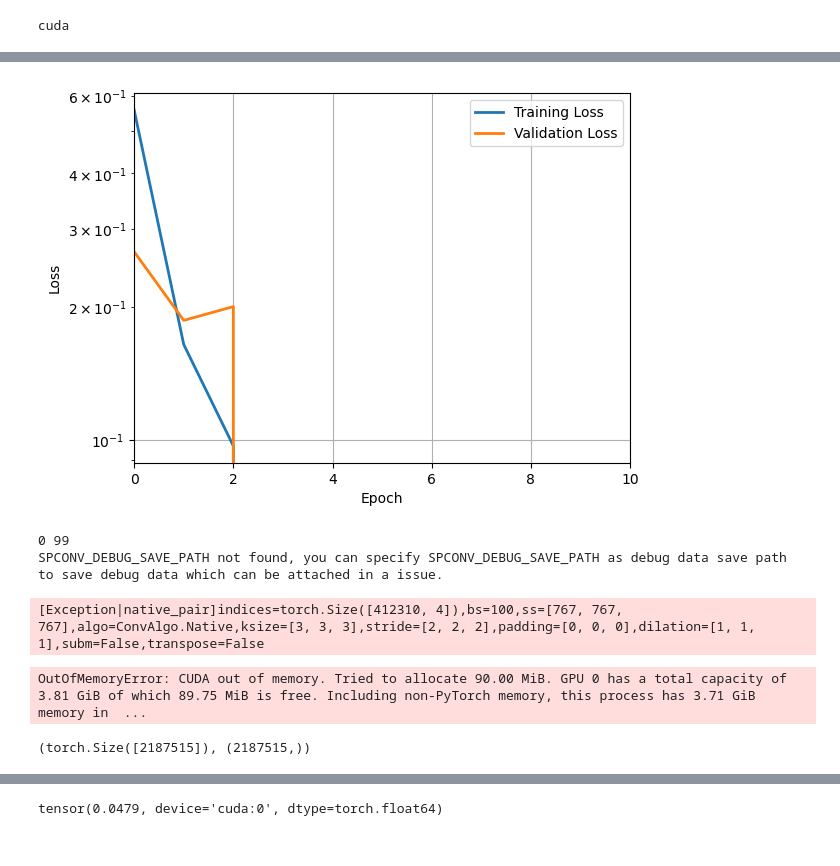
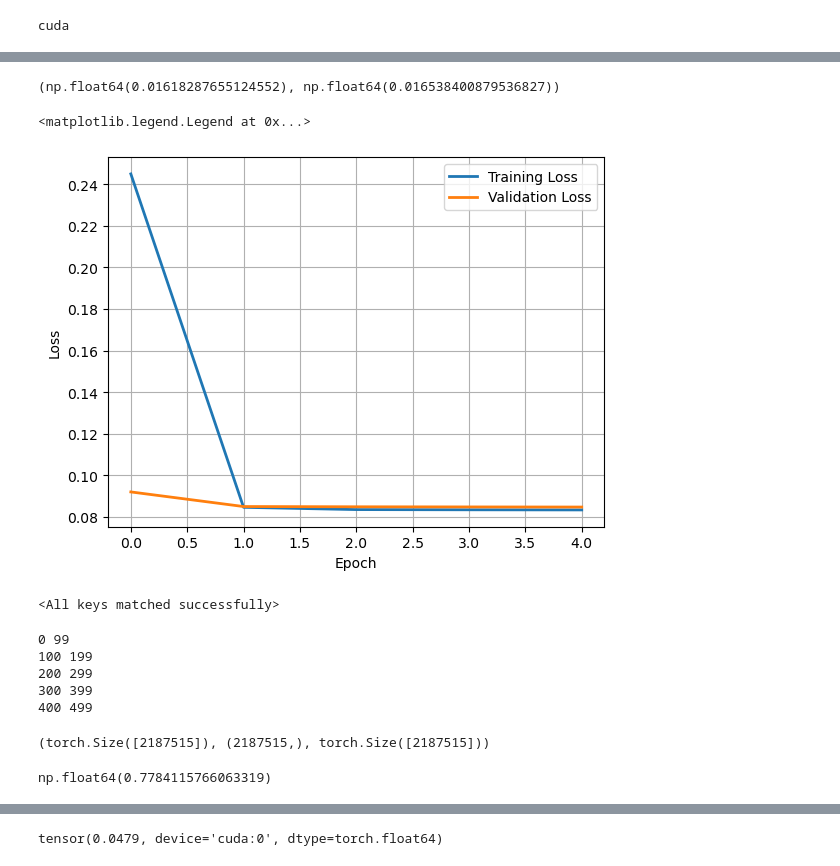
Before and after one commit to simonthor/inss-ml, a Jupyter notebook: explore.ipynb, the cells around one changed output, grey strips where cells are left out. Cells and saved outputs as stored; diff of their text form; code cells hidden in the pictures.

Commit message:
Reduce memory usage

```diff
--- a/explore.ipynb
+++ b/explore.ipynb
@@ -130,2 +136,7 @@ for ax in axs:
+# %%
+# Should be roughly the same
+np.mean(np.concatenate(truth)), np.mean(np.concatenate(val_truth))
+# %% [output]
+(np.float64(0.01618287655124552), np.float64(0.016538400879536827))
 # %%
 class AutoEncoder(nn.Module):
@@ -172,7 +179,6 @@ class AutoEncoder(nn.Module):
 # %%
-def compute_validation_output(model, val_truth, val_input_feats, val_input_coords):
+def compute_validation_output(model, val_truth, val_input_feats, val_input_coords, val_batch_size=10):
     """Compute the model output for the validation data"""
-    val_batch_size = 100
 
     val_n_voxels = [len(e) for e in val_truth]
     val_n_voxels_cumsum = np.cumsum(val_n_voxels)
@@ -207,28 +213,26 @@ def compute_validation_output(model, val_truth, val_input_feats, val_input_coord
 
     return preds
 # %%
-model = AutoEncoder([767, 767, 767]).to(device)
+model = AutoEncoder([767, 767, 767], kernel_size=3, stride=1).to(device)
 
 # train model using the truth labels
 n_voxels = [len(t) for t in truth]
 n_voxels_cumsum = np.cumsum(n_voxels)
 val_truth_flat = np.concatenate(val_truth)
 
-n_epochs = 100
+n_epochs = 5
 loss_per_epoch = np.zeros(n_epochs)
 val_loss_per_epoch = np.zeros(n_epochs)
 
-loss_fn = nn.BCEWithLogitsLoss()
+loss_fn = nn.BCEWithLogitsLoss(reduction="none")
 
-batch_size = 32  # Define batch size
-# batch_size = 100
+batch_size = 10  # Define batch size
 batch_indices = range(0, len(data), batch_size)
 
 for epoch in range(n_epochs):  # Example training loop
-    loss_per_batch = np.zeros(len(batch_indices))
+    loss_per_batch = [None] * len(batch_indices)
 
     optimizer = torch.optim.Adam(model.parameters(), lr=0.001)
-
     for i, batch in enumerate(tqdm(batch_indices)):  # Batch size of 5
         voxel_i_lower = 0 if batch == 0 else n_voxels_cumsum[batch - 1]
         voxel_i_upper = n_voxels_cumsum[batch + batch_size-1] if (batch + batch_size-1) < len(data) else n_voxels_cumsum[-1]
@@ -243,38 +247,41 @@ for epoch in range(n_epochs):  # Example training loop
             print("Empty batch. Skip")
             continue
 
-        batch_truth = torch.tensor(np.concatenate(truth[batch:batch+batch_size]), dtype=torch.float32).unsqueeze(1).to(device)
+        batch_truth = torch.tensor(np.concatenate(truth[batch:batch+batch_size]), dtype=torch.float32).unsqueeze(1)#.to(device)
 
         model.train()
         optimizer.zero_grad()
-        output_sparse = model(batch_input_feats, batch_input_coords, batch_size=batch_size if batch + batch_size < len(data) else len(data) - batch)
-        loss = loss_fn(output_sparse.features, batch_truth)
-        if torch.isnan(loss):
-            print(output_sparse.features)
+        output_sparse = model(batch_input_feats.to(device), batch_input_coords.to(device), batch_size=batch_size if batch + batch_size < len(data) else len(data) - batch)
+        loss_expanded = loss_fn(output_sparse.features, batch_truth.to(device))
+        loss = torch.nanmean(loss_expanded)
 
         loss.backward()
         optimizer.step()
-        loss_per_batch[i] = loss.detach().clone().item()
+        loss_per_batch[i] = loss_expanded.detach().clone()
+
+    # Free up the cache
+    torch.cuda.empty_cache()
 
     # Save the loss
-    loss_per_epoch[epoch] = np.nanmean(loss_per_batch)
+    loss_per_epoch[epoch] = torch.nanmean(torch.cat(loss_per_batch)).detach().item()
 
-    val_model_output = compute_validation_output(model, val_truth, val_input_feats, val_input_coords)
+    val_model_output = compute_validation_output(model, val_truth, val_input_feats.to(device), val_input_coords.to(device), batch_size=10)
     # Replace nan values with 0
     val_model_output[torch.isnan(val_model_output)] = 0
 
-    val_loss_per_epoch[epoch] = loss_fn(val_model_output, torch.tensor(val_truth_flat, dtype=torch.float).unsqueeze(1).to(device))
+    val_loss_per_epoch[epoch] = torch.nanmean(loss_fn(val_model_output, torch.tensor(val_truth_flat, dtype=torch.float).unsqueeze(1).to(device))).detach().item()
 
     # Save a copy of the model every epoch
     torch.save(model.state_dict(), f"model_epoch_{epoch}.pth")
 # %%
 plt.plot(range(n_epochs), loss_per_epoch, lw=2, label="Training Loss")
 plt.plot(range(n_epochs), val_loss_per_epoch, lw=2, label="Validation Loss")
-plt.xlim(0, 10)
+# plt.xlim(0, 10)
 plt.xlabel("Epoch")
 plt.ylabel("Loss")
 plt.grid()
 plt.legend()
-plt.yscale("log")
+# plt.yscale("log")
 # %% [output]
+<matplotlib.legend.Legend at 0x...>
-[figure, old version]
+[figure, new version]
@@ -280,0 +295,5 @@ plt.yscale("log")
+# %%
+model = AutoEncoder([767, 767, 767]).to(device)
+model.load_state_dict(torch.load("model_epoch_3.pth"))
+# %% [output]
+<All keys matched successfully>
@@ -281,13 +302,14 @@ plt.yscale("log")
 # %%
 # Compute the F1 score for the validation data
 val_batch_size = 100
-sigmoid = torch.nn.Sigmoid()
+val_n_voxels = [len(t) for t in val_truth]
+val_n_voxels_cumsum = np.cumsum(val_n_voxels)
 
 preds = []
 
-for i, batch in enumerate(range(0, len(val_data), val_batch_size)):
+for i, batch in enumerate(range(0, len(val_truth), val_batch_size)):
     voxel_i_lower = 0 if batch == 0 else val_n_voxels_cumsum[batch - 1]
-    voxel_i_upper = val_n_voxels_cumsum[batch + val_batch_size-1] if (batch + val_batch_size-1) < len(val_data) else val_n_voxels_cumsum[-1]
+    voxel_i_upper = val_n_voxels_cumsum[batch + val_batch_size-1] if (batch + val_batch_size-1) < len(val_truth) else val_n_voxels_cumsum[-1]
     batch_input_feats = val_input_feats[voxel_i_lower:voxel_i_upper]
     batch_input_coords = val_input_coords[voxel_i_lower:voxel_i_upper].detach().clone()
 
@@ -306,13 +328,15 @@ for i, batch in enumerate(range(0, len(val_data), val_batch_size)):
 
     model.eval()
     with torch.no_grad():
-        output_sparse = model(batch_input_feats, batch_input_coords, batch_size=val_batch_size)
+        output_sparse = model(batch_input_feats.to(device), batch_input_coords.to(device), batch_size=val_batch_size)
 
-        preds.append(sigmoid(output_sparse.features))
+        preds.append(output_sparse.features)
 
 preds = torch.cat(preds, dim=0).squeeze()
+preds = sigmoid(preds)
 # %% [output]
 0 99
-SPCONV_DEBUG_SAVE_PATH not found, you can specify SPCONV_DEBUG_SAVE_PATH as debug data save path to save debug data which can be attached in a issue.
+100 199
+200 299
+300 399
+400 499
-[Exception|native_pair]indices=torch.Size([412310, 4]),bs=100,ss=[767, 767, 767],algo=ConvAlgo.Native,ksize=[3, 3, 3],stride=[2, 2, 2],padding=[0, 0, 0],dilation=[1, 1, 1],subm=False,transpose=False
-OutOfMemoryError: CUDA out of memory. Tried to allocate 90.00 MiB. GPU 0 has a total capacity of 3.81 GiB of which 89.75 MiB is free. Including non-PyTorch memory, this process has 3.71 GiB memory in  ...
@@ -319,4 +345,8 @@ OutOfMemoryError: CUDA out of memory. Tried to allocate 90.00 MiB. GPU 0 has a t
 # %%
-preds.shape, np.concatenate(val_truth).shape
+preds.shape, np.concatenate(val_truth).shape, preds2.shape
 # %% [output]
-(torch.Size([2187515]), (2187515,))
+(torch.Size([2187515]), (2187515,), torch.Size([2187515]))
+# %%
+np.mean(np.isclose(preds.cpu().numpy(), preds2.squeeze().cpu().numpy()))
+# %% [output]
+np.float64(0.7784115766063319)
```
Also changed, not shown: parts of 15 cells of this notebook.
